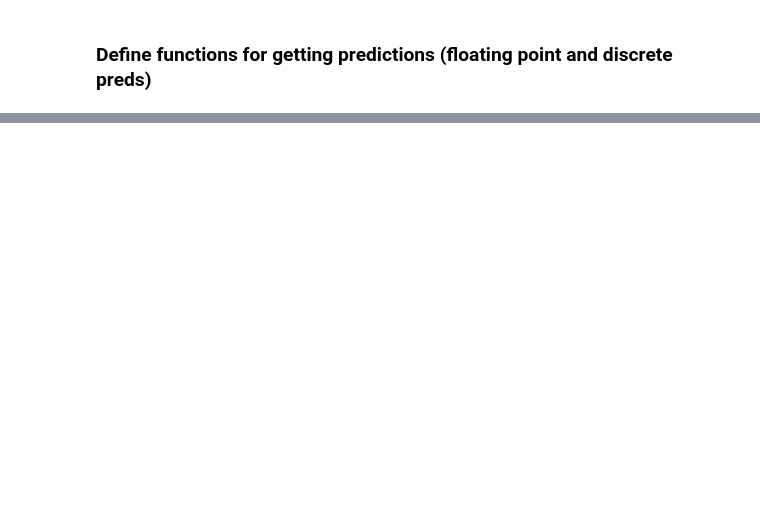
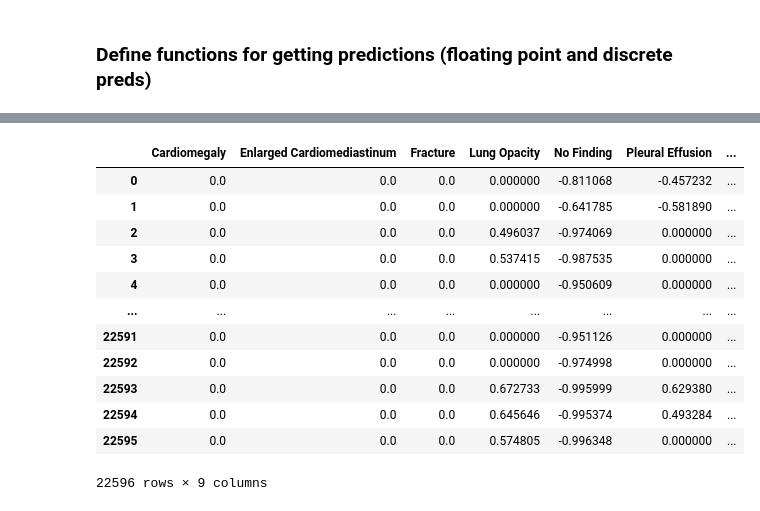
Before and after one commit to kevinfleisher/CS156b, a Jupyter notebook: Notebooks/vit_val_results.ipynb, the cells around one changed output, grey strips where cells are left out. Cells and saved outputs as stored; diff of their text form; code cells hidden in the pictures; blank space fills up the shorter version.

```diff
--- a/Notebooks/vit_val_results.ipynb
+++ b/Notebooks/vit_val_results.ipynb
@@ -112,0 +259,20 @@ floating_df = pd.DataFrame(floating_dict)
+# %%
+floating_dict = {index: column for index, column in enumerate(np.array(floating_preds).T)}
+floating_df = pd.DataFrame(floating_dict)
+floating_df.columns = classes
+
+floating_df
+# %% [output]
+|  | Cardiomegaly | Enlarged Cardiomediastinum | Fracture | Lung Opacity | No Finding | Pleural Effusion | ... |
+| 0 | 0.0 | 0.0 | 0.0 | 0.000000 | -0.811068 | -0.457232 | ... |
+| 1 | 0.0 | 0.0 | 0.0 | 0.000000 | -0.641785 | -0.581890 | ... |
+| 2 | 0.0 | 0.0 | 0.0 | 0.496037 | -0.974069 | 0.000000 | ... |
+| 3 | 0.0 | 0.0 | 0.0 | 0.537415 | -0.987535 | 0.000000 | ... |
+| 4 | 0.0 | 0.0 | 0.0 | 0.000000 | -0.950609 | 0.000000 | ... |
+| ... | ... | ... | ... | ... | ... | ... | ... |
+| 22591 | 0.0 | 0.0 | 0.0 | 0.000000 | -0.951126 | 0.000000 | ... |
+| 22592 | 0.0 | 0.0 | 0.0 | 0.000000 | -0.974998 | 0.000000 | ... |
+| 22593 | 0.0 | 0.0 | 0.0 | 0.672733 | -0.995999 | 0.629380 | ... |
+| 22594 | 0.0 | 0.0 | 0.0 | 0.645646 | -0.995374 | 0.493284 | ... |
+| 22595 | 0.0 | 0.0 | 0.0 | 0.574805 | -0.996348 | 0.000000 | ... |
+22596 rows × 9 columns
```
Also changed, not shown: parts of 54 cells of this notebook.
